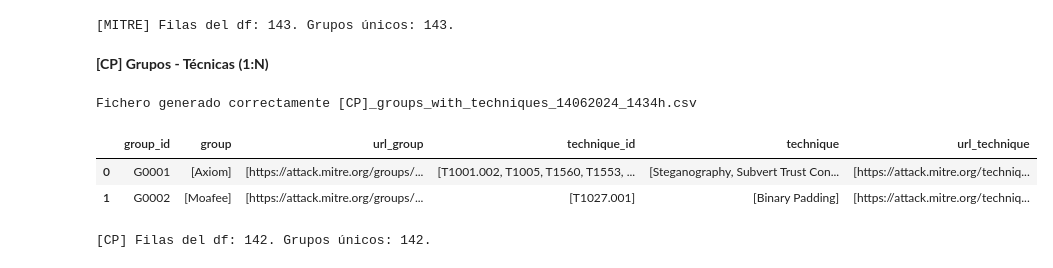
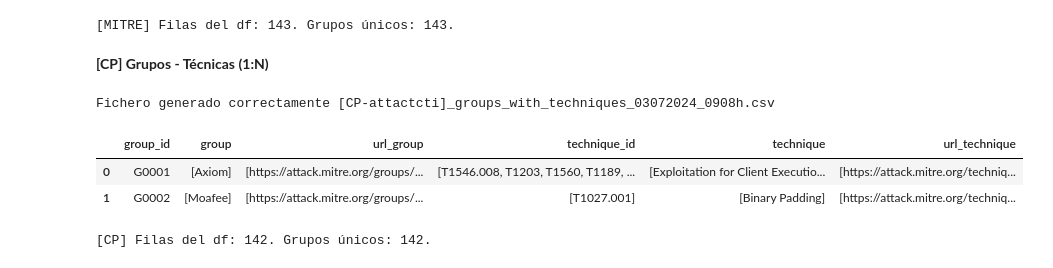
Before and after one commit to cyberauditor-framework/Mitre-Detections-Rules-Framework, a Jupyter notebook: mitre_relationships/[attackcti]_mitre_relationships.ipynb, the cells around one changed output. Saved outputs shown, nothing was run; the diff lists cells and outputs as text; code cells hidden in the pictures.

```diff
--- a/mitre_relationships/[attackcti]_mitre_relationships.ipynb
+++ b/mitre_relationships/[attackcti]_mitre_relationships.ipynb
@@ -412,9 +412,9 @@ def find_techniques(texto, techniques_enterprise_list):
 # %%
 def save_df_as_csv(df, name, aux_folder=''):
     now = datetime.datetime.now()
-    if not os.path.exists(os.path.join(os.getcwd(), 'outputs', aux_folder)):
-        os.makedirs(os.path.join(os.getcwd(), 'outputs', aux_folder))
-    file_to_save = os.path.join(os.getcwd(), 'outputs', aux_folder, (name+ '_'+ now.strftime('%d%m%Y_%H%M')+'h.csv'))
+    if not os.path.exists(os.path.join(os.getcwd(), 'outputs', 'attackcti', aux_folder)):
+        os.makedirs(os.path.join(os.getcwd(), 'outputs', 'attackcti', aux_folder))
+    file_to_save = os.path.join(os.getcwd(), 'outputs', 'attackcti', aux_folder, (name+ '_'+ now.strftime('%d%m%Y_%H%M')+'h.csv'))
     df.to_csv(file_to_save, sep=';', encoding='utf8', index=False, quoting=csv.QUOTE_NONNUMERIC)
     print('Fichero generado correctamente '+ name + '_' +now.strftime('%d%m%Y_%H%M')+'h.csv')
 # %%
@@ -456,7 +456,8 @@ def cp_unique_ttp_with_rules(path):
     return filtered_folders
 # %%
 def cp_ttps():
-    ttps_outputs_path = r'C:\Users\jelopez\Documents\CyberProof\python\develop\download_ttps\saved'
+    # ttps_outputs_path = r'C:\Users\jelopez\Documents\CyberProof\python\develop\download_ttps\saved'
+    ttps_outputs_path = r'C:\Users\jelopez\Documents\CyberProof\python\develop\get_rules_and_classify_by_ttp\outputs\enterprise'
     cp_ttp_available = cp_unique_ttp_with_rules(ttps_outputs_path)
     return cp_ttp_available
 # %%
@@ -1019,20 +1042,20 @@ print(f"[MITRE] Filas del df: {mitre_groups_with_techniques_df.shape[0]}. Grupos
 # %%
 # Agregamos las columnas por la columna group_id
 cp_groups_with_techniques_df = cp_n2n_techniques_groups_df.groupby('group_id', as_index=False).agg({
     'group':unique_list,
     'url_group':unique_list,
     'technique_id': unique_list,
     'technique': unique_list,
     'url_technique': unique_list
     })
 if save_to_file:
-    save_df_as_csv(cp_groups_with_techniques_df, '[CP]_groups_with_techniques', 'group_techniques_1N')
+    save_df_as_csv(cp_groups_with_techniques_df, '[CP-attactcti]_groups_with_techniques', 'group_techniques_1N')
 
 cp_groups_with_techniques_df.head(2)
 # %% [output]
-Fichero generado correctamente [CP]_groups_with_techniques_14062024_1434h.csv
+Fichero generado correctamente [CP-attactcti]_groups_with_techniques_03072024_0908h.csv
 |  | group_id | group | url_group | technique_id | technique | url_technique |
-| 0 | G0001 | [Axiom] | [https://attack.mitre.org/groups/... | [T1001.002, T1005, T1560, T1553, ... | [Steganography, Subvert Trust Con... | [https://attack.mitre.org/techniq... |
+| 0 | G0001 | [Axiom] | [https://attack.mitre.org/groups/... | [T1546.008, T1203, T1560, T1189, ... | [Exploitation for Client Executio... | [https://attack.mitre.org/techniq... |
 | 1 | G0002 | [Moafee] | [https://attack.mitre.org/groups/... | [T1027.001] | [Binary Padding] | [https://attack.mitre.org/techniq... |
 # %%
 print(f"[CP] Filas del df: {cp_groups_with_techniques_df.shape[0]}. Grupos únicos: {cp_groups_with_techniques_df['group_id'].nunique()}.")
```
Also changed, not shown: parts of 68 cells of this notebook.
